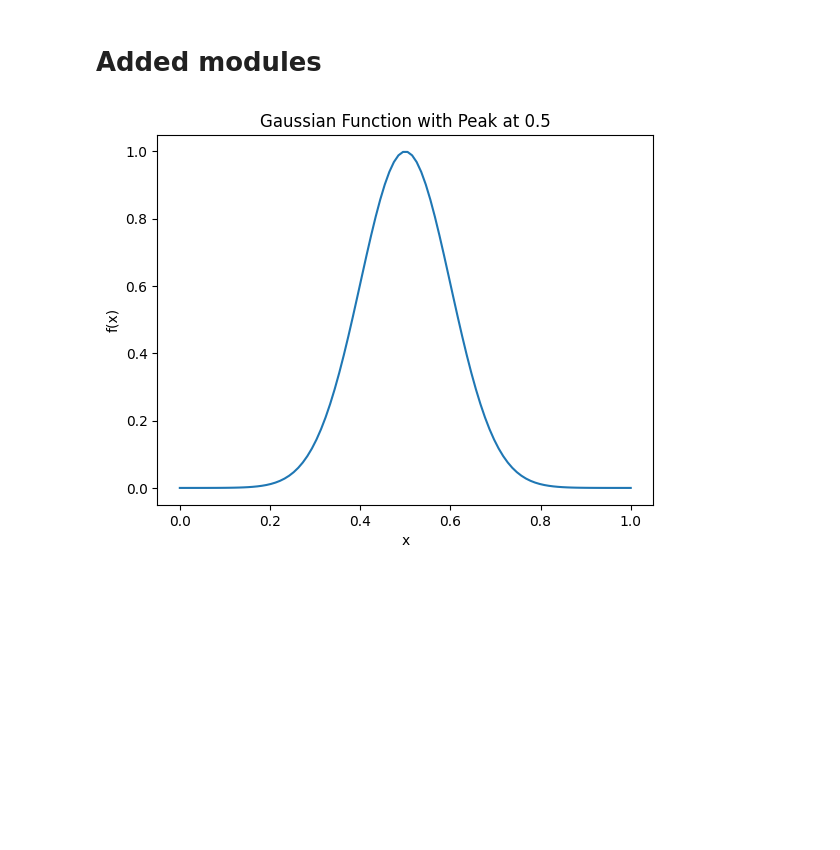
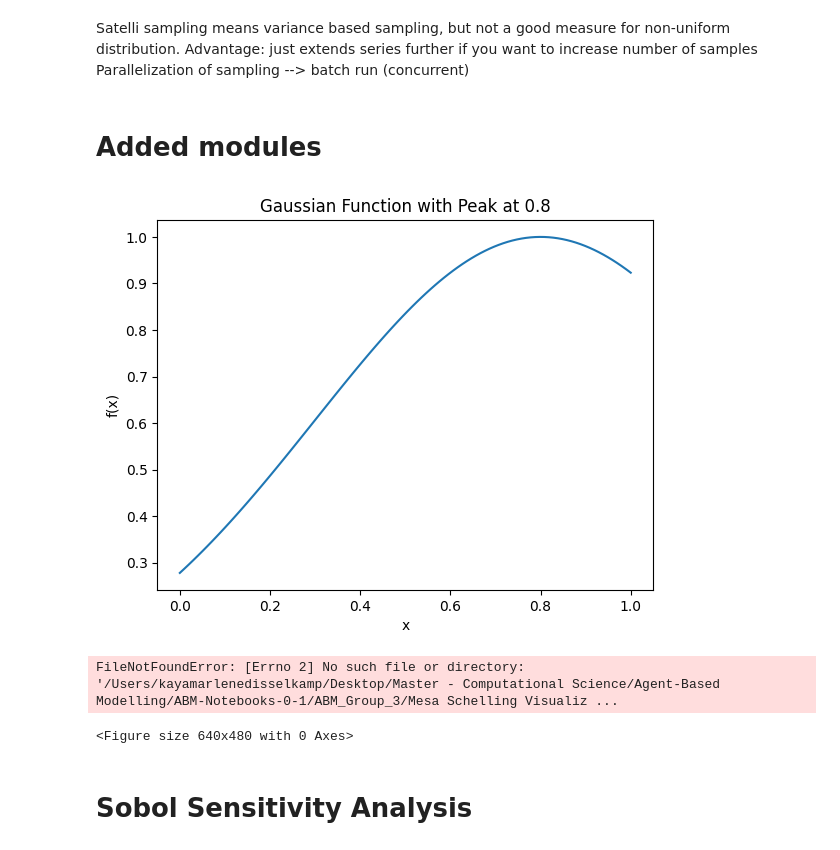
Before and after one commit to ThomasTenDamme/ABM_Group_3, a Jupyter notebook: Mesa Schelling Visualization/nb_Kaya.ipynb, the cells around one changed output. Drawn from its saved outputs; the diff is of its cells as text; code cells hidden in the pictures; blank space fills up the shorter version.

```diff
--- a/Mesa Schelling Visualization/nb_Kaya.ipynb
+++ b/Mesa Schelling Visualization/nb_Kaya.ipynb
@@ -360,3 +29,6 @@ def compute_entropy(model: mesa.Model, loc: tuple, type):
+# %% [markdown]
+Satelli sampling means variance based sampling, but not a good measure for non-uniform distribution. Advantage: just extends series further if you want to increase number of samples
+Parallelization of sampling --> batch run (concurrent)
 # %% [markdown]
 # Added modules
 # %%
@@ -371,21 +43,27 @@ def get_theta(x, mu, sigma):
 # %%
 def gaussian_function(x, mu, sigma):
     return np.exp(-((x - mu) ** 2) / (2 * sigma ** 2))
 
 # Example usage:
 x_values = np.linspace(0, 1, 100)
-mu = 0.5  # Peak in the middle
-sigma = 0.1  # Controls the width
+mu = 0.8  # Peak in the middle
+sigma = 0.5  # Controls the width
 
 y_values = gaussian_function(x_values, mu, sigma)
 
 # You can plot the function to visualize it
 import matplotlib.pyplot as plt
 
 plt.plot(x_values, y_values)
 plt.xlabel('x')
 plt.ylabel('f(x)')
 plt.title(f'Gaussian Function with Peak at {mu}')
 plt.show()
+
+#save_figure(plt, f'Gaussian Function with Peak at {mu}')
 # %% [output]
-[figure, old version]
+[figure, new version]
+FileNotFoundError: [Errno 2] No such file or directory: '/Users/kayamarlenedisselkamp/Desktop/Master - Computational Science/Agent-Based Modelling/ABM-Notebooks-0-1/ABM_Group_3/Mesa Schelling Visualiz ...
+<Figure size 640x480 with 0 Axes>
+# %% [markdown]
+# Sobol Sensitivity Analysis
```
Also changed, not shown: parts of 23 cells of this notebook, 1 other file.
